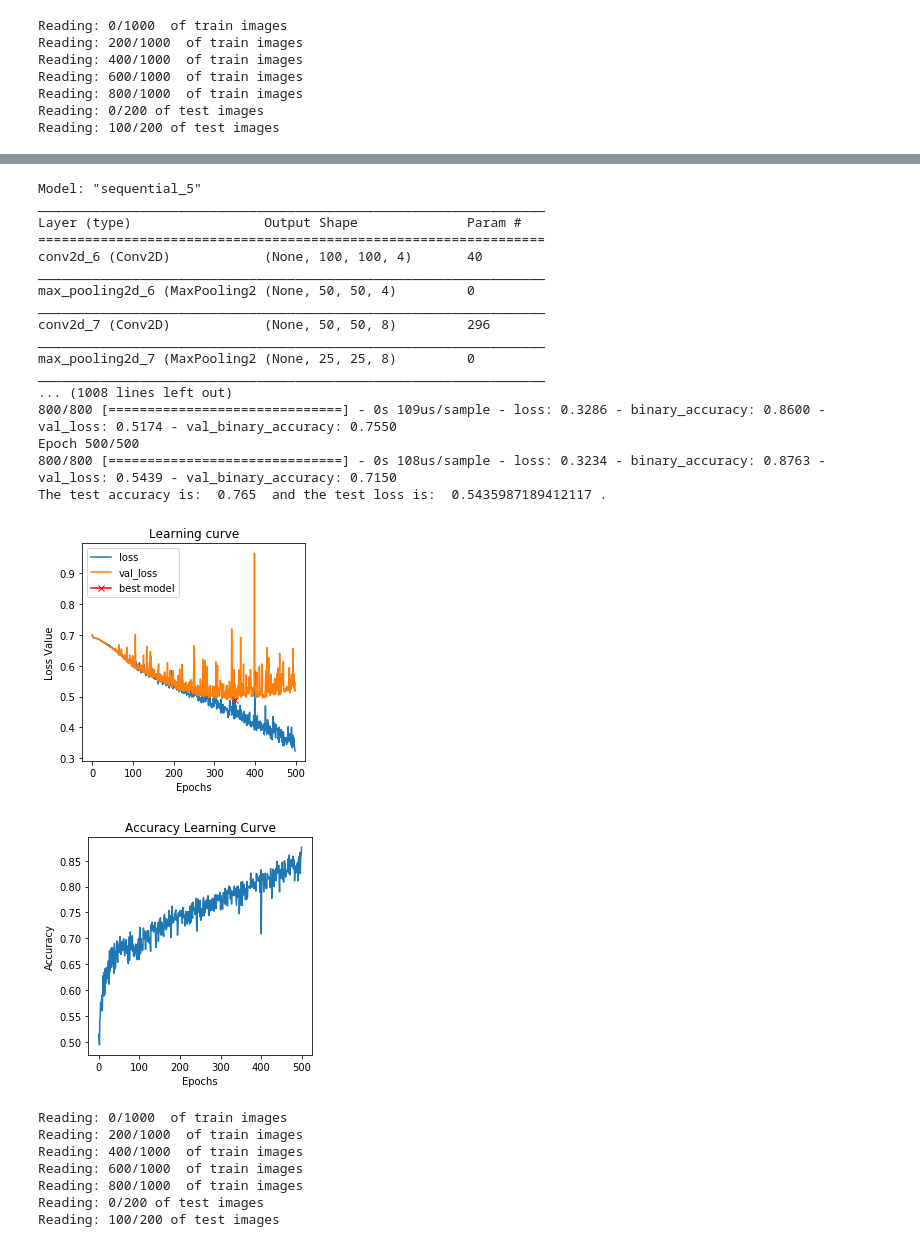
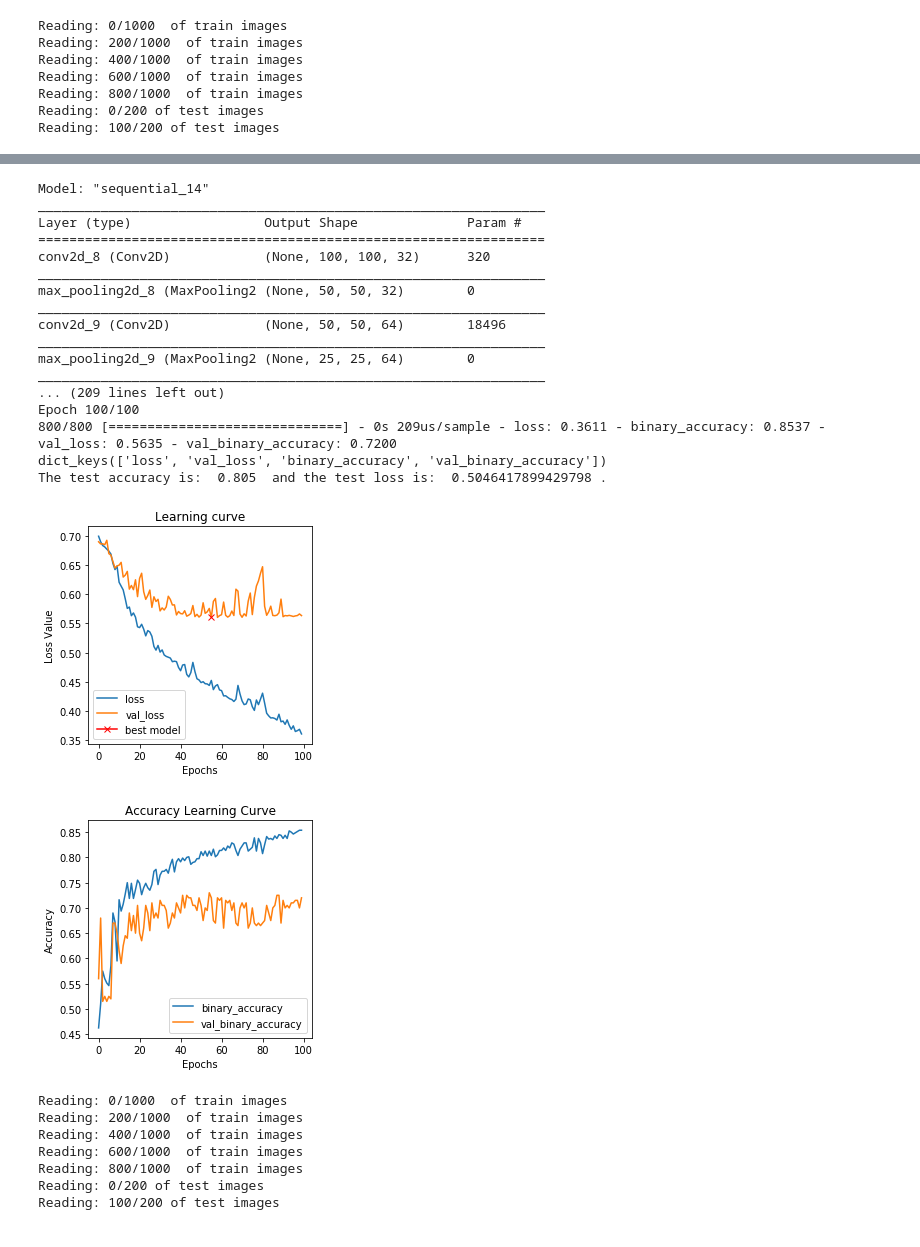
Before and after one commit to LailaNiazy/Deep-Learning-for-Medical-Application, a Jupyter notebook: Lab1/Lab1_DL.ipynb, the cells around one changed output, grey strips where cells are left out. Cells and saved outputs as stored; diff of their text form; code cells hidden in the pictures.

```diff
--- a/Lab1/Lab1_DL.ipynb
+++ b/Lab1/Lab1_DL.ipynb
@@ -264,14 +266,14 @@ Test_Target = y_test
 model = MLP(img_width,img_height, base)
 
 model.compile(loss='mean_squared_error',
-                  optimizer = SGD(lr=0.001),
+                  optimizer = Adam(lr=0.0001),
                   metrics=['binary_accuracy'])
 
 #model execution
-History = model.fit(Input, Target, epochs = 60, batch_size= 16, verbose=0, validation_split=0.2)
-test_loss, test_accuracy = model.evaluate(Test_Input,Test_Target,batch_size= 16, verbose=0)
-print("The predicted class labels are:", model.predict(Input), test_loss, test_accuracy)
+History = model.fit(Input, Target, epochs =250, batch_size= 16, verbose=1, validation_data=(Test_Input,Test_Target))
 
+#Test the model
+test_loss, test_accuracy = model.evaluate(Test_Input,Test_Target,batch_size= 25, verbose=0)
 
 #Training and Validation loss curves
 plt.figure(figsize=(4, 4))
@@ -286,10 +288,15 @@ plt.xlabel("Epochs")
 plt.ylabel("Loss Value")
 plt.legend();
 
-#Train Accuracy evolution
+#Train and Validation accuracy plot
 plt.figure(figsize=(4,4))
-plt.title("Accuracy Learning curve")
+plt.title("Accuracy Learning Curve")
 plt.plot(History.history["binary_accuracy"], label="binary_accuracy")
-plt.xlabel("Epochs")
-plt.ylabel("Accuracy")
+plt.plot(History.history["val_binary_accuracy"], label="val_binary_accuracy")
+plt.xlabel('Epochs')
+plt.ylabel('Accuracy')
+plt.legend();
+
+#Test Metrics
+print('The test accuracy is: ', test_accuracy,' and the test loss is: ',test_loss,'.')
 # %% [output]
@@ -324,10 +330,10 @@ Text(0, 0.5, 'Accuracy')
 from tensorflow.keras.layers import Conv2D
 from tensorflow.keras.layers import MaxPooling2D
 from tensorflow.keras.layers import Flatten
-
+from tensorflow.keras.optimizers import Adam
 #Model definition
 def model(img_ch, img_width, img_height):
-    Base = 4
+    Base = 32
     model = Sequential()
     model.add(Conv2D(Base, kernel_size = (3, 3), activation='relu',
                      strides=1, padding='same',
@@ -359,55 +365,59 @@ Test_Target = y_test
 model = model(img_ch,img_width,img_height)
 
 model.compile(loss='binary_crossentropy',
-                  optimizer = SGD(lr=0.005),
+                  optimizer = Adam(lr=0.0001),
                   metrics=['binary_accuracy'])
 
 #Model execution
-History = model.fit(Input, Target, epochs = 500, batch_size= 50, verbose=1, validation_split=0.2)
+History = model.fit(Input, Target, epochs = 100, batch_size= 50, verbose=1, validation_split=0.2)
+
+#Test the model
 test_loss, test_accuracy = model.evaluate(Test_Input,Test_Target,batch_size= 25, verbose=0)
-#print("The predicted class labels are:", model.predict(Input), test_loss, test_accuracy)
 
+print(History.history.keys())
 #Training vs Validation plot
 plt.figure(figsize=(4, 4))
 plt.title("Learning curve")
 plt.plot(History.history["loss"], label="loss")
 plt.plot(History.history["val_loss"], label="val_loss")
 plt.plot( np.argmin(History.history["val_loss"]),
          np.min(History.history["val_loss"]),
          marker="x", color="r", label="best model")
 
 plt.xlabel("Epochs")
 plt.ylabel("Loss Value")
 plt.legend();
 
-#Train accuracy plot
+#Train and validation accuracy plot
 plt.figure(figsize=(4,4))
 plt.title("Accuracy Learning Curve")
 plt.plot(History.history["binary_accuracy"], label="binary_accuracy")
+plt.plot(History.history["val_binary_accuracy"], label="val_binary_accuracy")
 plt.xlabel('Epochs')
 plt.ylabel('Accuracy')
+plt.legend();
 
 
 #Test Metrics
 print('The test accuracy is: ', test_accuracy,' and the test loss is: ',test_loss,'.')
 # %% [output]
-Model: "sequential_5"
+Model: "sequential_14"
 _________________________________________________________________
 Layer (type)                 Output Shape              Param #
 =================================================================
-conv2d_6 (Conv2D)            (None, 100, 100, 4)       40
+conv2d_8 (Conv2D)            (None, 100, 100, 32)      320
 _________________________________________________________________
-max_pooling2d_6 (MaxPooling2 (None, 50, 50, 4)         0
+max_pooling2d_8 (MaxPooling2 (None, 50, 50, 32)        0
 _________________________________________________________________
-conv2d_7 (Conv2D)            (None, 50, 50, 8)         296
+conv2d_9 (Conv2D)            (None, 50, 50, 64)        18496
 _________________________________________________________________
-max_pooling2d_7 (MaxPooling2 (None, 25, 25, 8)         0
+max_pooling2d_9 (MaxPooling2 (None, 25, 25, 64)        0
 _________________________________________________________________
-... (1008 lines left out)
-800/800 [==============================] - 0s 109us/sample - loss: 0.3286 - binary_accuracy: 0.8600 - val_loss: 0.5174 - val_binary_accuracy: 0.7550
-Epoch 500/500
-800/800 [==============================] - 0s 108us/sample - loss: 0.3234 - binary_accuracy: 0.8763 - val_loss: 0.5439 - val_binary_accuracy: 0.7150
-The test accuracy is:  0.765  and the test loss is:  0.5435987189412117 .
+... (209 lines left out)
+Epoch 100/100
+800/800 [==============================] - 0s 209us/sample - loss: 0.3611 - binary_accuracy: 0.8537 - val_loss: 0.5635 - val_binary_accuracy: 0.7200
+dict_keys(['loss', 'val_loss', 'binary_accuracy', 'val_binary_accuracy'])
+The test accuracy is:  0.805  and the test loss is:  0.5046417899429798 .
-[figure, old version]
+[figure, new version]
-[figure, old version]
+[figure, new version]
 # %%
```
Also changed, not shown: parts of 23 cells of this notebook.
